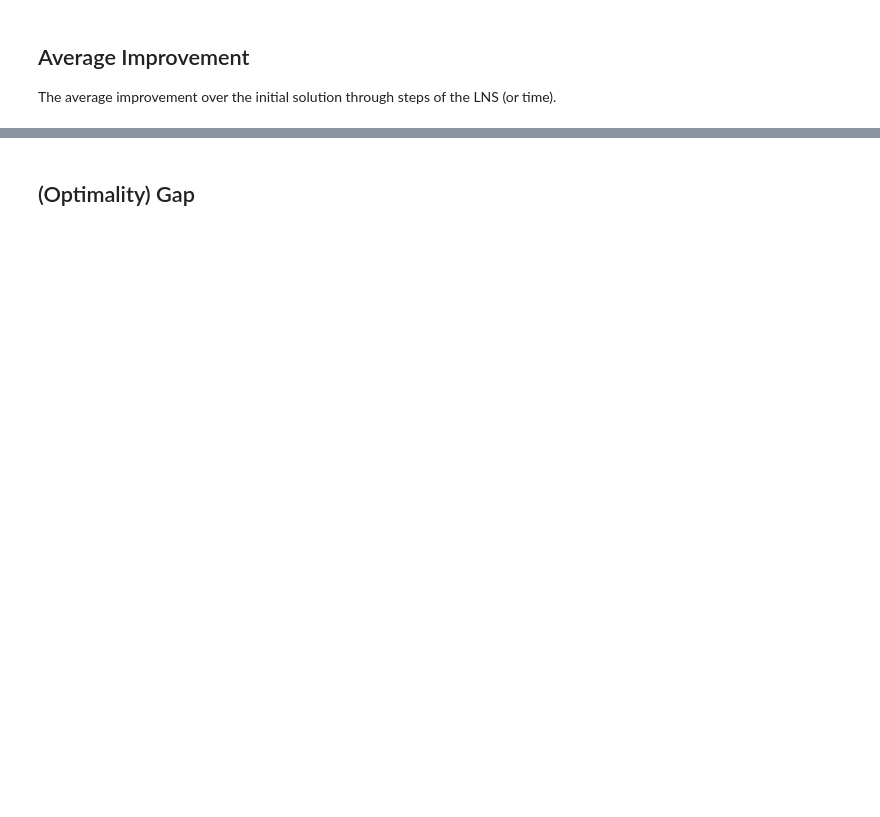
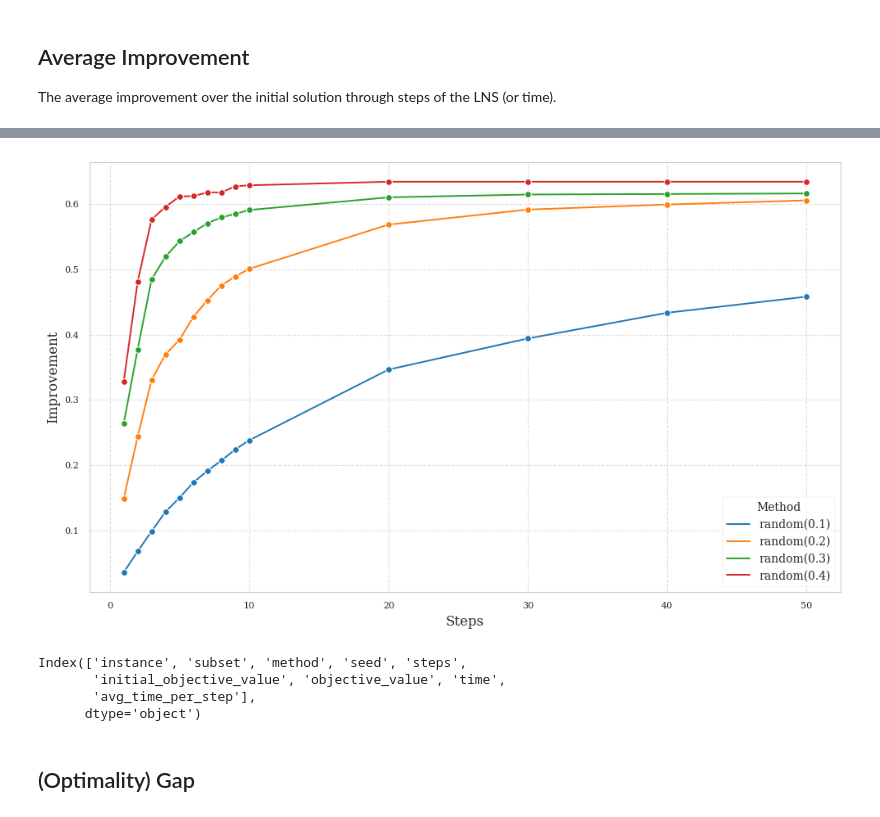
Before and after one commit to arekpaterak/engineering-thesis, a Jupyter notebook: experiments/results_analysis.ipynb, the cells around one changed output, grey strips where cells are left out. Saved outputs shown, nothing was run; the diff lists cells and outputs as text; code cells hidden in the pictures; blank space fills up the shorter version.

```diff
--- a/experiments/results_analysis.ipynb
+++ b/experiments/results_analysis.ipynb
@@ -12,3 +221,23 @@ The proportion of instances (the winning rate) for which the methods in the rows
 # %% [markdown]
 ## Average Improvement
 The average improvement over the initial solution through steps of the LNS (or time).
+# %%
+def improvement(df):
+    df = deepcopy(df)
+    df['improvement'] = (
+        (df['initial_objective_value'] - df['objective_value']) / df['initial_objective_value']
+    ).fillna(0)
+    return df
+
+def average_improvement_by_method_and_steps(df):
+    df = deepcopy(df)
+    result = (
+        df.groupby(['method', 'steps'])['improvement']
+        .mean()
+        .reset_index()
+        .rename(columns={'improvement': 'avg_improvement'})
+    )
+    return result
+
+avg_improvement = average_improvement_by_method_and_steps(improvement(average_over_seeds(filter_instance_size(df, sizes=[20]))))
+avg_improvement
@@ -15,2 +262,33 @@ The average improvement over the initial solution through steps of the LNS (or t
+# %%
+def plot_improvement_by_steps(avg_improvement_df):
+    plt.figure(figsize=(10, 6))
+
+    # Plot using seaborn
+    sns.lineplot(
+        data=avg_improvement_df,
+        x='steps',
+        y='avg_improvement',
+        hue='method',
+        marker='o',
+        palette='tab10'
+    )
+
+    plt.xlabel('Steps', fontsize=12)
+    plt.ylabel('Improvement', fontsize=12)
+    plt.legend(title='Method', fontsize=10)
+    plt.grid(True, linestyle='--', alpha=0.6)
+    plt.tight_layout()
+    plt.show()
+
+plot_improvement_by_steps(avg_improvement)
+# %% [output]
+[figure, added]
+# %%
+df.columns
+# %% [output]
+Index(['instance', 'subset', 'method', 'seed', 'steps',
+       'initial_objective_value', 'objective_value', 'time',
+       'avg_time_per_step'],
+      dtype='object')
 # %% [markdown]
 ## (Optimality) Gap
```
Also changed, not shown: parts of 12 cells of this notebook, 10 other files.
